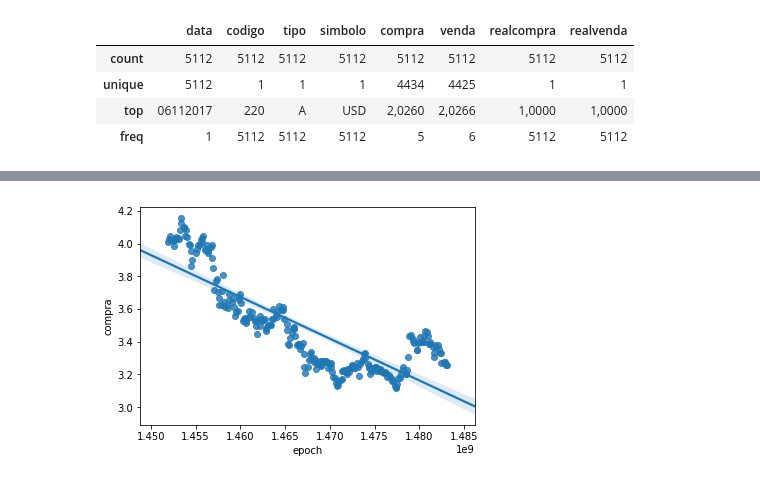
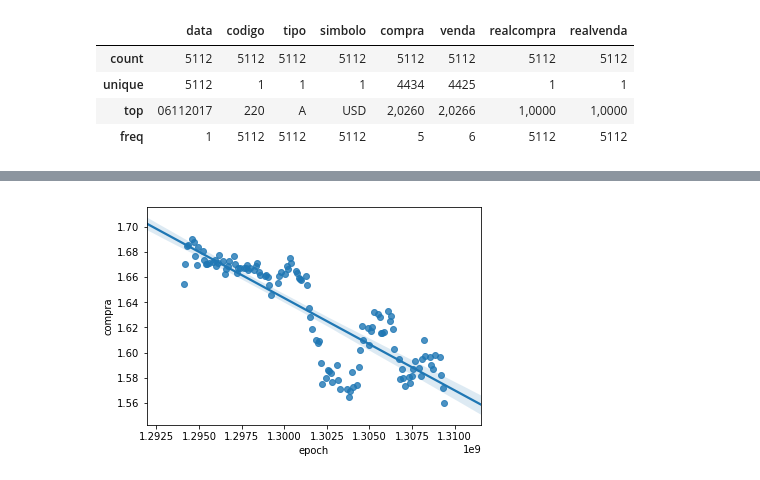
Before and after one commit to doricardo-zz/relacao-dolar-governos-brasil, a Jupyter notebook: relacao_dolar_governos_brasil.ipynb, the cells around one changed output, grey strips where cells are left out. Saved outputs shown, nothing was run; the diff lists cells and outputs as text; code cells hidden in the pictures.

Commit message:
Atualização graficos

```diff
--- a/relacao_dolar_governos_brasil.ipynb
+++ b/relacao_dolar_governos_brasil.ipynb
@@ -87,4 +82,4 @@ axs[1] = periodo1['compra'].plot()
 # %%
-grafico_regplot(dolar, '2016-01-01', '2016-12-31')
+grafico_regplot(dolar, '2011-01-01', '2011-06-30')
 # %% [output]
-[figure, old version]
+[figure, new version]
```
Also changed, not shown: parts of 6 cells of this notebook.
